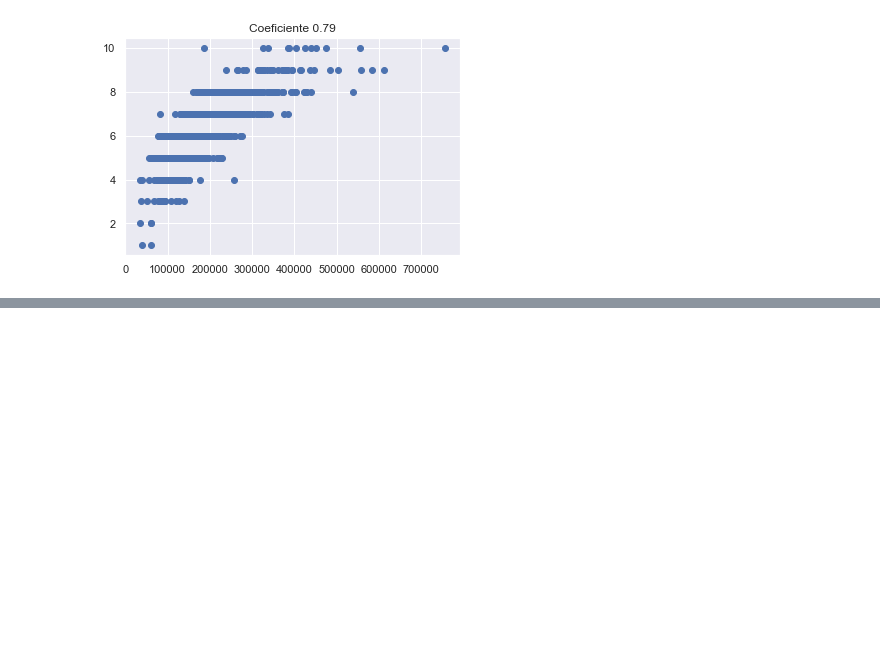
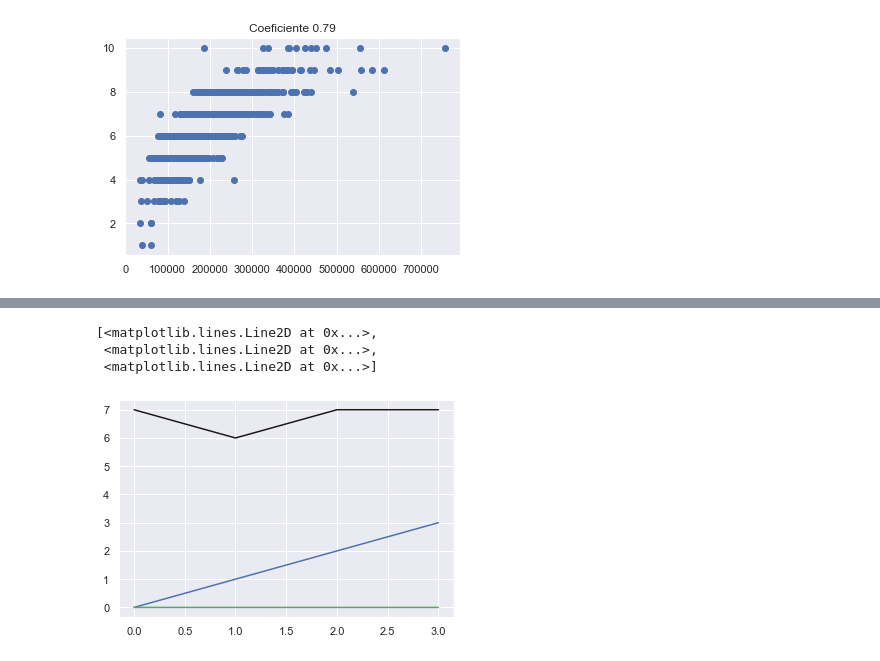
Before and after one commit to Marcot98/MaestriaDataScience, a Jupyter notebook: Ciencia de Datos en Python/Proyecto Final/Proyecto Final - Marco Escobar.ipynb, the cells around one changed output, grey strips where cells are left out. Saved outputs shown, nothing was run; the diff lists cells and outputs as text; code cells hidden in the pictures; blank space fills up the shorter version.

Commit message:
cambios para graficar las funciones del diccionario

```diff
--- a/Ciencia de Datos en Python/Proyecto Final/Proyecto Final - Marco Escobar.ipynb
+++ b/Ciencia de Datos en Python/Proyecto Final/Proyecto Final - Marco Escobar.ipynb
@@ -138,8 +138,9 @@ class my_regresion():
             else:
                 self.ParB1.append(self.ParB1[self.i-1] - self.learning_rate * self.GradB1[self.i])
 
-            self.diccionario[self.i] = {'Iteracion': self.i, 'Beta 0' : self.beta0[self.i] , 'Beta 1' : self.beta1[self.i], 'yHat': self.yHat[self.i], 'Error' : self.Error[self.i], 'Gradiante B0' : self.GradB0[self.i], 'Gradiante B1' : self.GradB1[self.i], 'Par B0' : self.ParB0[self.i], 'Par B1' : self.ParB1[self.i] }
-            #self.diccionario['Vector '+ str(self.i)] = {'Iteracion': self.i, 'Beta 0' : self.beta0 , 'Beta 1' : self.beta1, 'yHat': self.yHat[self.i], 'Error' : self.Error[self.i], 'Gradiante B0' : self.GradB0[self.i], 'Gradiante B1' : self.GradB1[self.i], 'Par B0' : self.ParB0[self.i], 'Par B1' : self.ParB1[self.i] }
+            #self.diccionario[self.i] = [['Iteracion', self.i], ['Beta 0' , self.beta0[self.i]] , ['Beta 1' , self.beta1[self.i]], ['yHat', self.yHat[self.i]], ['Error' , self.Error[self.i]], ['Gradiante B0' , self.GradB0[self.i]], ['Gradiante B1' , self.GradB1[self.i]], ['Par B0' , self.ParB0[self.i]], ['Par B1' , self.ParB1[self.i]]]
+            self.diccionario[self.i] = {'Iteracion':self.i, 'Beta 0':self.beta0[self.i], 'Beta 1':self.beta1[self.i], 'yHat':self.yHat[self.i], 'Error':self.Error[self.i], 'Gradiante B0':self.GradB0[self.i], 'Gradiante B1':self.GradB1[self.i], 'Par B0':self.ParB0[self.i], 'Par B1':self.ParB1[self.i]}
+
             self.i += 1
 
         return self.diccionario, self.Error
@@ -151,9 +152,10 @@ class my_regresion():
     def GrafIt(self, diccionario, IteraN):
         self.n = n
         self.dic2 = diccionario
-        self.dic3 = diccionario.values()
+        self.grafx = []
+        self.gra
         m = 0
-        for clave in self.dic2:
+        for key in self.dic2:
             if (clave == m):
                 self.grafx.append(clave)
 
@@ -262,0 +325,4 @@ for clave in dic:
+# %%
+data = pd.DataFrame(my.diccionario)
+data = data.T
+data
@@ -262,0 +335,7 @@ for clave in dic:
+# %%
+plt.plot(data['Iteracion'], data['Iteracion'], 'b', data['Iteracion'], data['Beta 0'], 'g', data['Iteracion'], data['Beta 1'], 'k',  )
+# %% [output]
+[<matplotlib.lines.Line2D at 0x...>,
+ <matplotlib.lines.Line2D at 0x...>,
+ <matplotlib.lines.Line2D at 0x...>]
+[figure, added]
```
Also changed, not shown: parts of 11 cells of this notebook, 1 other file.
